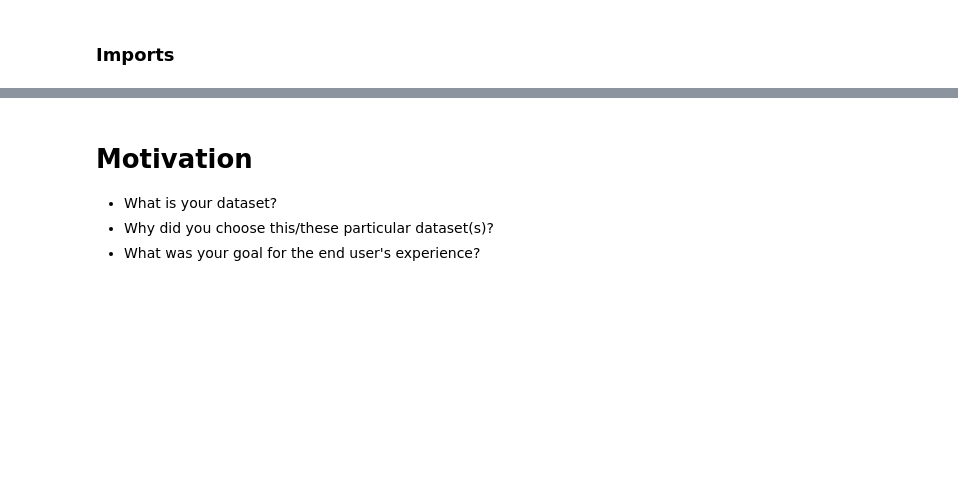
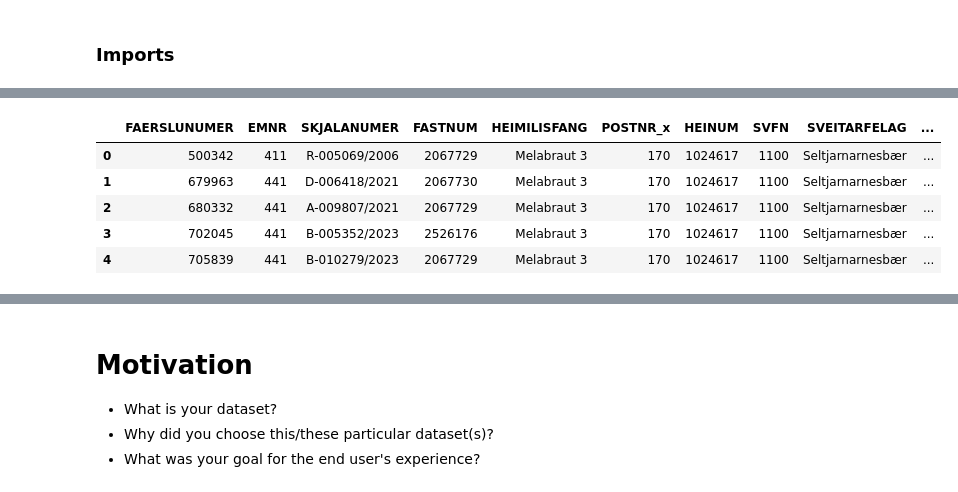
Before and after one commit to thg205/thg205.github.io, a Jupyter notebook: Final Project.ipynb, the cells around one changed output, grey strips where cells are left out. Saved outputs shown, nothing was run; the diff lists cells and outputs as text; code cells hidden in the pictures; blank space fills up the shorter version.

```diff
--- a/Final Project.ipynb
+++ b/Final Project.ipynb
@@ -62,0 +45,9 @@ data
+# %%
+data.head()
+# %% [output]
+|  | FAERSLUNUMER | EMNR | SKJALANUMER | FASTNUM | HEIMILISFANG | POSTNR_x | HEINUM | SVFN | SVEITARFELAG | ... |
+| 0 | 500342 | 411 | R-005069/2006 | 2067729 | Melabraut 3 | 170 | 1024617 | 1100 | Seltjarnarnesbær | ... |
+| 1 | 679963 | 441 | D-006418/2021 | 2067730 | Melabraut 3 | 170 | 1024617 | 1100 | Seltjarnarnesbær | ... |
+| 2 | 680332 | 441 | A-009807/2021 | 2067729 | Melabraut 3 | 170 | 1024617 | 1100 | Seltjarnarnesbær | ... |
+| 3 | 702045 | 441 | B-005352/2023 | 2526176 | Melabraut 3 | 170 | 1024617 | 1100 | Seltjarnarnesbær | ... |
+| 4 | 705839 | 441 | B-010279/2023 | 2067729 | Melabraut 3 | 170 | 1024617 | 1100 | Seltjarnarnesbær | ... |
```
Also changed, not shown: parts of 16 cells of this notebook.
